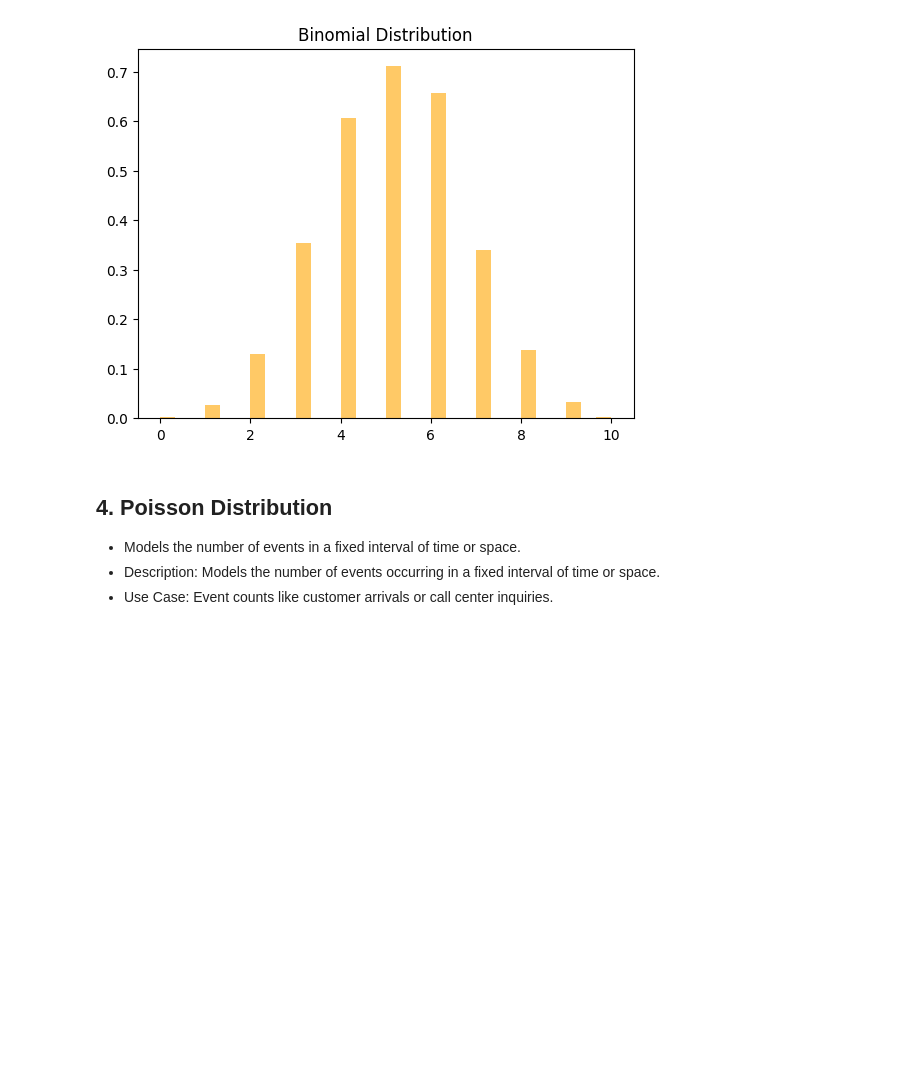
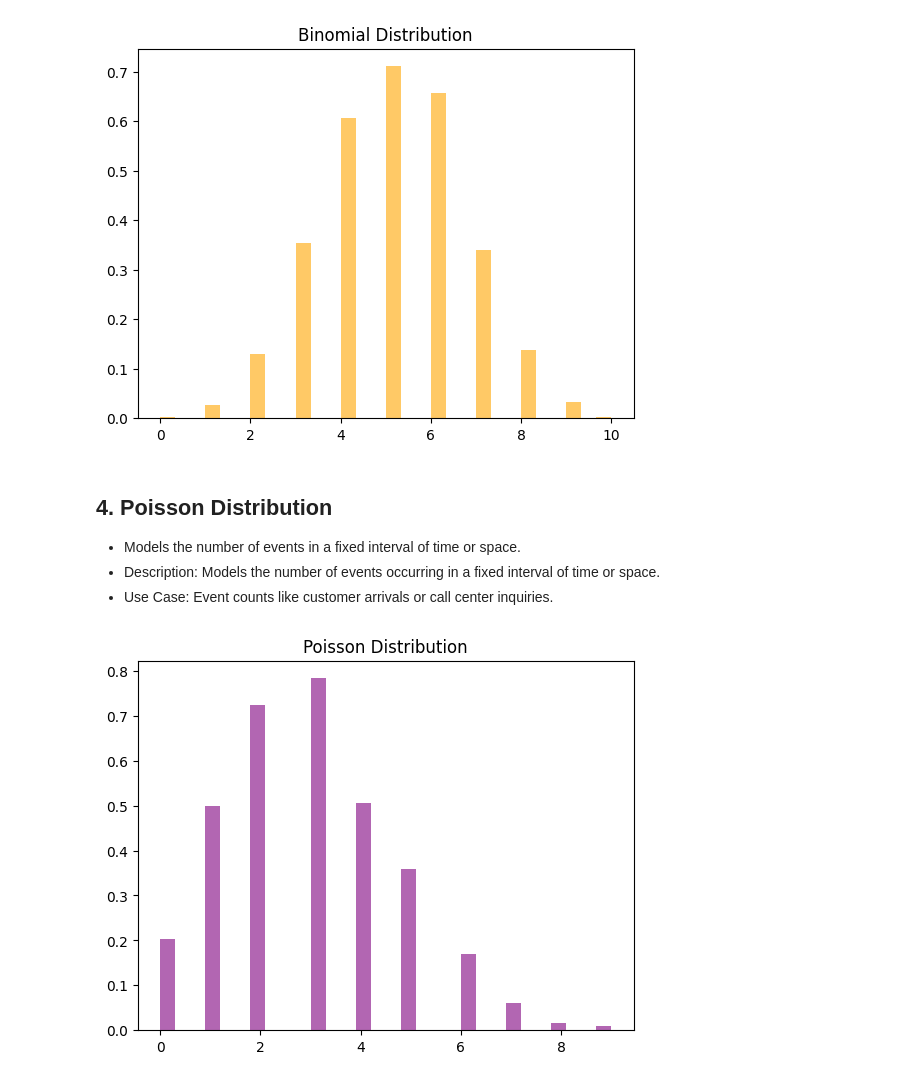
Before and after one commit to manojkumar211/Machine-Learning-All, a Jupyter notebook: experiment/distribution.ipynb, the cells around one changed output. Saved outputs shown, nothing was run; the diff lists cells and outputs as text; code cells hidden in the pictures; blank space fills up the shorter version.

```diff
--- a/experiment/distribution.ipynb
+++ b/experiment/distribution.ipynb
@@ -63,3 +63,16 @@ plt.show()
 - Models the number of events in a fixed interval of time or space.
 - Description: Models the number of events occurring in a fixed interval of time or space.
 - Use Case: Event counts like customer arrivals or call center inquiries.
+# %%
+from scipy.stats import poisson
+
+# Parameters
+mu = 3
+data = poisson.rvs(mu, size=1000)
+
+# Plot
+plt.hist(data, bins=30, density=True, alpha=0.6, color='purple')
+plt.title("Poisson Distribution")
+plt.show()
+# %% [output]
+[figure, added]
```
